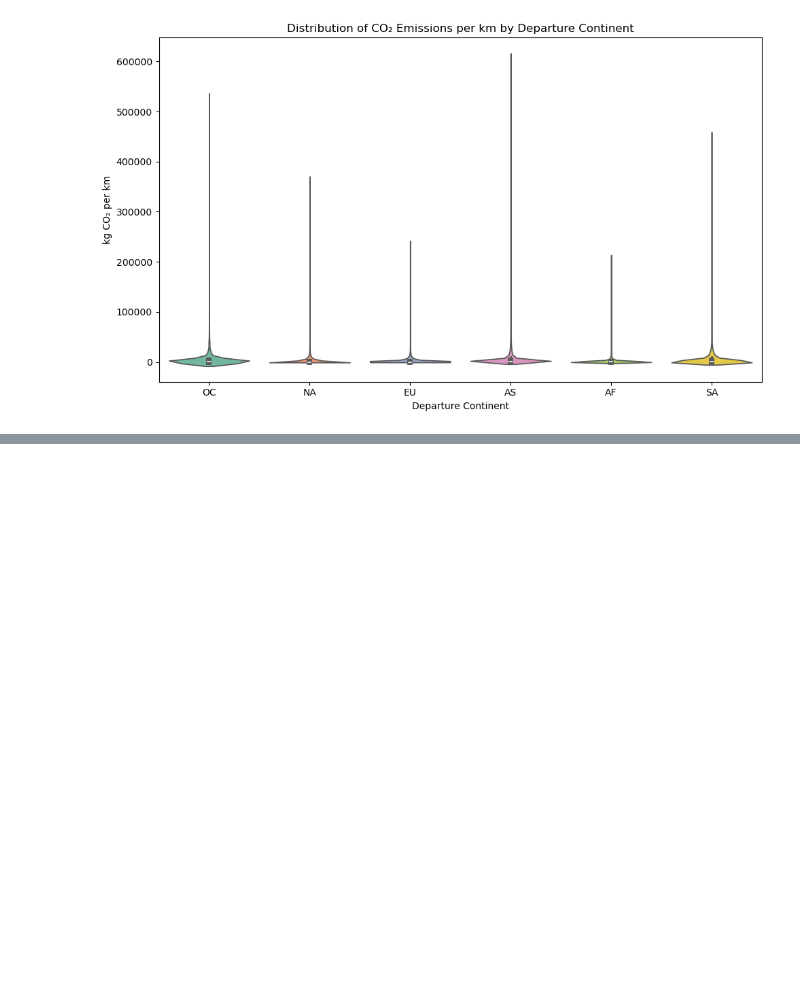
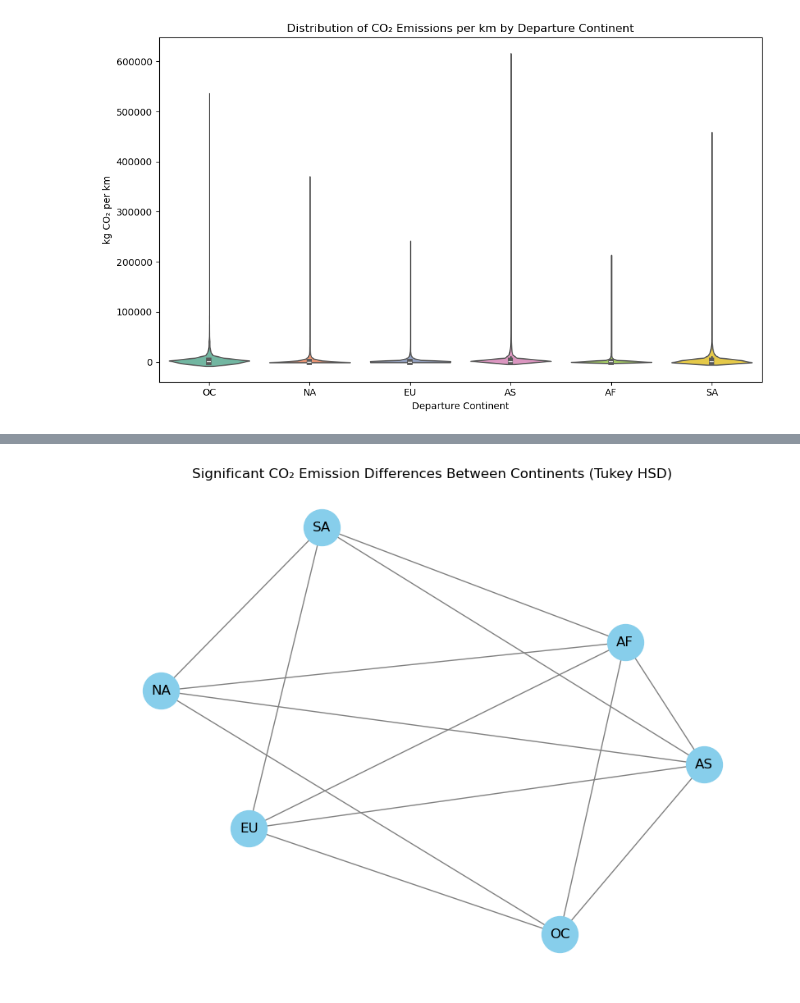
Before and after one commit to monatagelsir7/enivornmental_impact_of_aviation, a Jupyter notebook: Experiement_Continent.ipynb, the cells around one changed output, grey strips where cells are left out. Saved outputs shown, nothing was run; the diff lists cells and outputs as text; code cells hidden in the pictures; blank space fills up the shorter version.

```diff
--- a/Experiement_Continent.ipynb
+++ b/Experiement_Continent.ipynb
@@ -64,0 +197,25 @@ Passing `palette` without assigning `hue` is deprecated and will be removed in v
+# %%
+import networkx as nx
+
+# Turn Tukey results into a DataFrame
+tukey_df = pd.DataFrame(data=tukey.summary().data[1:], columns=tukey.summary().data[0])
+
+# Now filter significant pairs
+significant_pairs = tukey_df[tukey_df['p-adj'].astype(float) < 0.05]
+
+# Create graph
+G = nx.Graph()
+
+# Add edges for significant pairs
+for _, row in significant_pairs.iterrows():
+    G.add_edge(row['group1'], row['group2'])
+
+# Plot
+plt.figure(figsize=(8, 6))
+pos = nx.spring_layout(G, seed=42)
+nx.draw(G, pos, with_labels=True, node_color='skyblue', node_size=1000, font_size=12, edge_color='gray')
+plt.title('Significant CO₂ Emission Differences Between Continents (Tukey HSD)')
+plt.tight_layout()
+plt.show()
+# %% [output]
+[figure, added]
```
Also changed, not shown: parts of 18 cells of this notebook.
